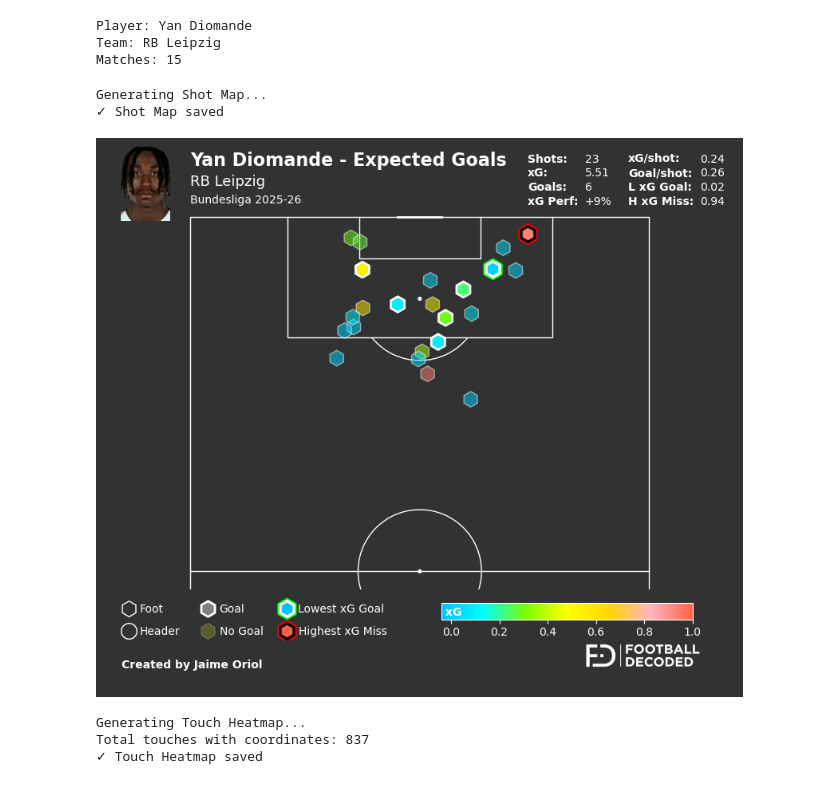
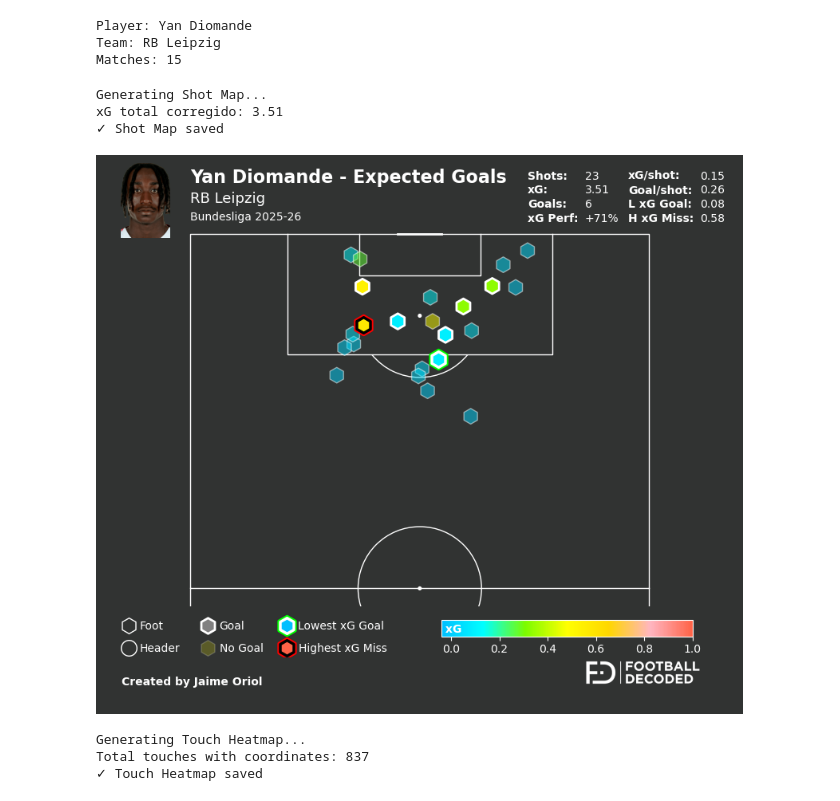
Before and after one commit to jaime-oriol/footballdecoded, a Jupyter notebook: blog/notebooks/diomande_visualizations.ipynb, the cells around one changed output. Cells and saved outputs as stored; diff of their text form; code cells hidden in the pictures.

Commit message:
diomande checkpoint V2

```diff
--- a/blog/notebooks/diomande_visualizations.ipynb
+++ b/blog/notebooks/diomande_visualizations.ipynb
@@ -49,26 +49,58 @@ Matches: 15
 # %%
 # VIZ 1: SHOT MAP (using viz/shot_xg.py module)
 print("Generating Shot Map...")
 
+# Leer CSV original con coordenadas
+shots_original = pd.read_csv(SHOTS_CSV)
+
+# Leer CSV limpio con xG corregidos
+shots_corrected = pd.read_csv('./diomande_shots_clean.csv')
+
+# Actualizar xG del original con los valores corregidos
+shots_original['match_date_str'] = pd.to_datetime(shots_original['match_date']).dt.strftime('%Y-%m-%d')
+shots_original['minute_int'] = shots_original['minute'].astype(int)
+
+# Merge para obtener xG corregidos
+shots_merged = shots_original.merge(
+    shots_corrected[['match_date', 'minute', 'xg']],
+    left_on=['match_date_str', 'minute_int'],
+    right_on=['match_date', 'minute'],
+    how='left',
+    suffixes=('_old', '_corrected')
+)
+
+# Usar xG corregido si existe, sino mantener original
+shots_merged['xg'] = shots_merged['xg_corrected'].fillna(shots_merged['xg_old'])
+
+# Limpiar columnas temporales - NOMBRES CORRECTOS
+shots_final = shots_merged.drop(columns=['match_date_str', 'minute_int', 'xg_old', 'xg_corrected', 'match_date_corrected', 'minute_corrected'])
+shots_final = shots_final.rename(columns={'match_date_old': 'match_date', 'minute_old': 'minute'})
+
+# Guardar CSV final
+shots_final.to_csv('./diomande_shots_final.csv', index=False)
+
+print(f"xG total corregido: {shots_final['xg'].sum():.2f}")
+
 fig1 = plot_shot_xg(
-    csv_path=SHOTS_CSV,
+    csv_path='./diomande_shots_final.csv',
     filter_by=PLAYER_NAME,
     logo_path=FACE_PATH,
     title_text=f"{PLAYER_NAME} - Expected Goals",
     subtitle_text=TEAM_NAME,
     subsubtitle_text=f"{COMPETITION} {SEASON}"
 )
 
 if fig1:
     fig1.savefig('./diomande_viz/01_shot_map.png', dpi=300, bbox_inches='tight', facecolor=BACKGROUND_COLOR)
     print("✓ Shot Map saved")
     plt.show()
 else:
     print("✗ Error generating shot map")
 # %% [output]
 Generating Shot Map...
+xG total corregido: 3.51
 ✓ Shot Map saved
-[figure, old version]
+[figure, new version]
 # %%
 # VIZ 2: TOUCH HEATMAP (new code, layout like dribbles_heatmap/Smit)
 print("Generating Touch Heatmap...")
```
Also changed, not shown: parts of 2 cells of this notebook, 12 other files.
